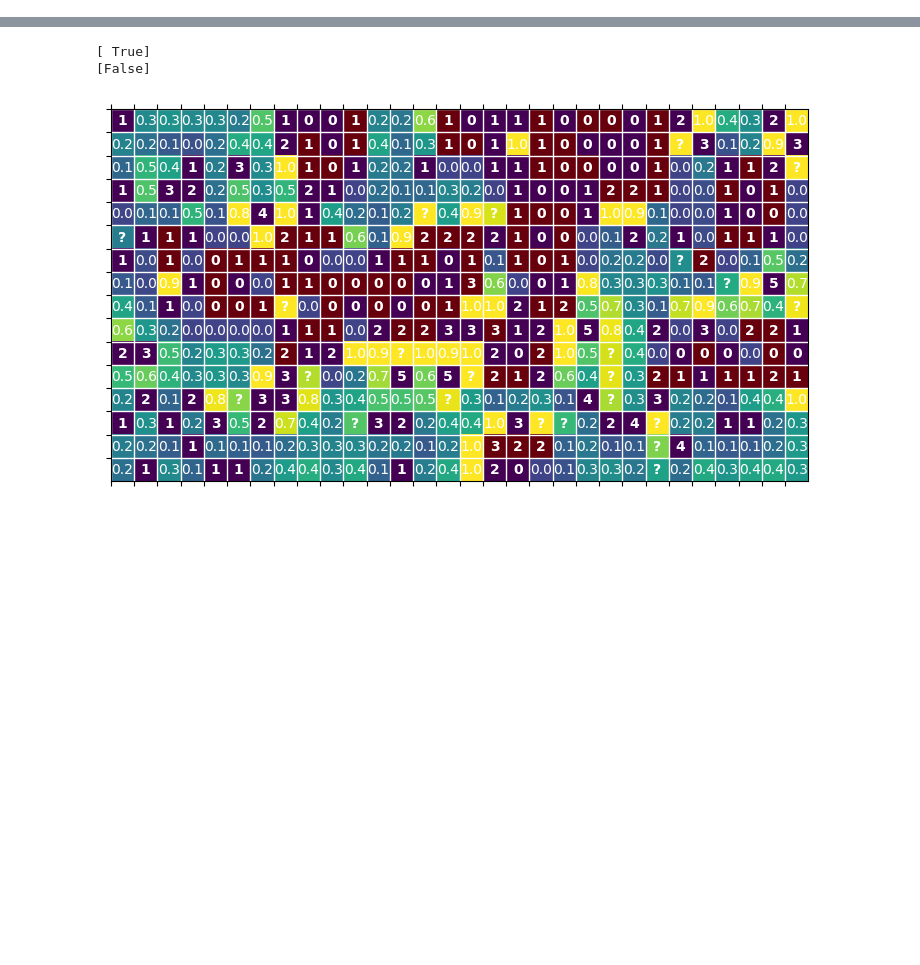
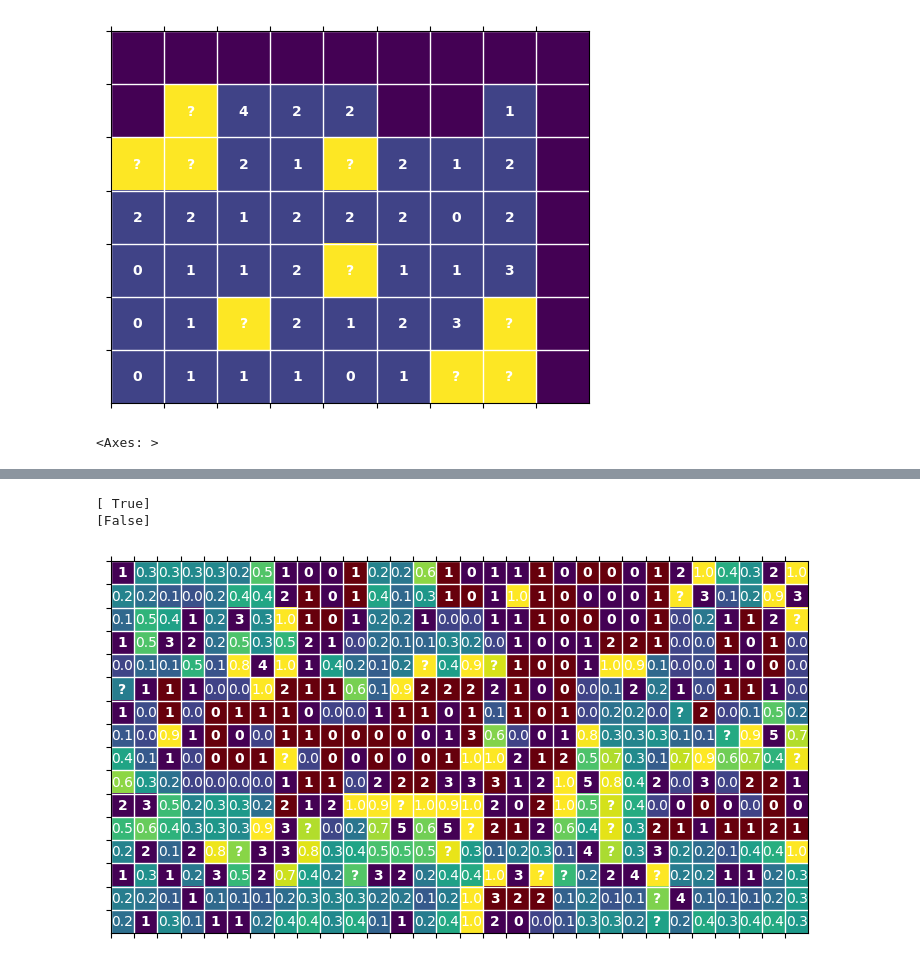
Before and after one commit to ClaudioPaterniti/MineSweeperLearning, a Jupyter notebook: test.ipynb, the cells around one changed output, grey strips where cells are left out. Cells and saved outputs as stored; diff of their text form; code cells hidden in the pictures; blank space fills up the shorter version.

```diff
--- a/test.ipynb
+++ b/test.ipynb
@@ -11 +11,16 @@ model.load('weights/patch_mlp_4x4_200x4.pth')
 player = ThresholdPlayer(model)
+# %%
+g = np.array([[
+    [9,9,9,9,9,9,9,9,9],
+    [9,10,4,2,2,9,9,1,9],
+    [10,10,2,1,10,2,1,2,9],
+    [2,2,1,2,2,2,0,2,9],
+    [0,1,1,2,10,1,1,3,9],
+    [0,1,10,2,1,2,3,10,9],
+    [0,1,1,1,0,1,10,10,9],
+]])
+# %%
+pyplot_game(g[0])
+# %% [output]
+[figure, added]
+<Axes: >
```
Also changed, not shown: parts of 4 cells of this notebook, 8 other files.
